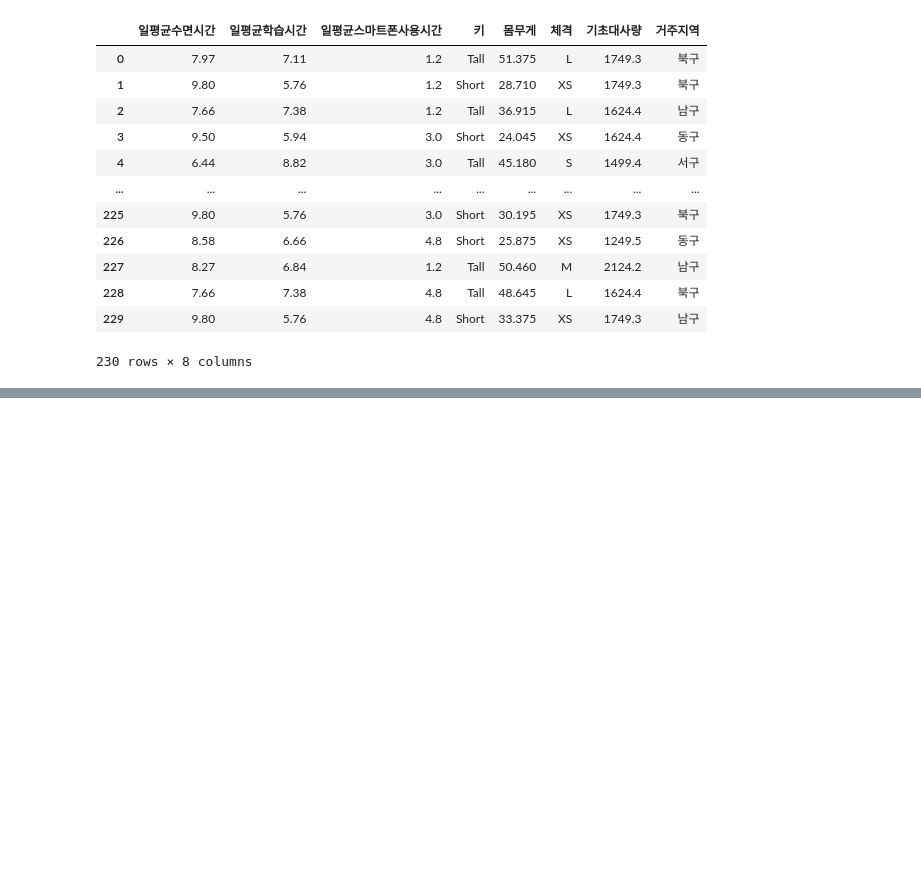
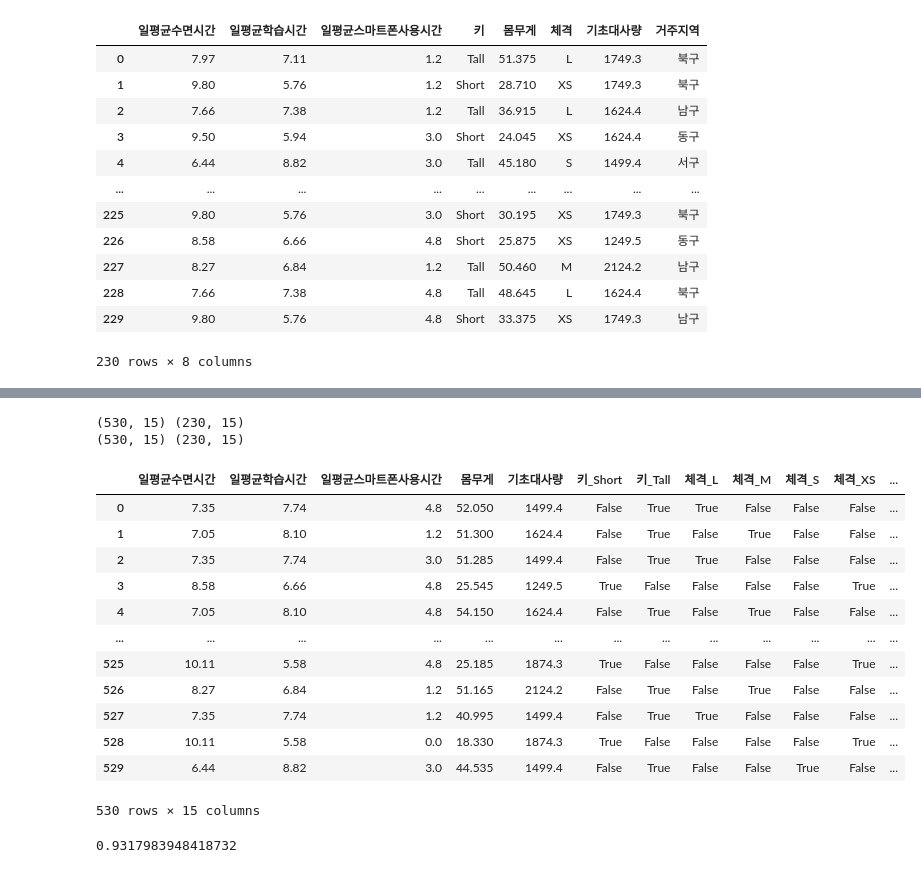
Before and after one commit to JaehwanKim00/-, a Jupyter notebook: Part06/ch01.ipynb, the cells around one changed output, grey strips where cells are left out. Saved outputs shown, nothing was run; the diff lists cells and outputs as text; code cells hidden in the pictures; blank space fills up the shorter version.

```diff
--- a/Part06/ch01.ipynb
+++ b/Part06/ch01.ipynb
@@ -370,0 +449,3 @@ test_df
+# %%
+train_df = train_df.drop(columns = '구분',axis = 1)
+train_df
@@ -370,0 +466,26 @@ test_df
+# %%
+print(train_df.shape,test_df.shape)
+
+train_df = pd.get_dummies(train_df)
+test_df = pd.get_dummies(test_df)
+
+print(train_df.shape,test_df.shape)
+# %% [output]
+(530, 15) (230, 15)
+(530, 15) (230, 15)
+# %%
+train_df
+# %% [output]
+|  | 일평균수면시간 | 일평균학습시간 | 일평균스마트폰사용시간 | 몸무게 | 기초대사량 | 키_Short | 키_Tall | 체격_L | 체격_M | 체격_S | 체격_XS | ... |
+| 0 | 7.35 | 7.74 | 4.8 | 52.050 | 1499.4 | False | True | True | False | False | False | ... |
+| 1 | 7.05 | 8.10 | 1.2 | 51.300 | 1624.4 | False | True | False | True | False | False | ... |
+| 2 | 7.35 | 7.74 | 3.0 | 51.285 | 1499.4 | False | True | True | False | False | False | ... |
+| 3 | 8.58 | 6.66 | 4.8 | 25.545 | 1249.5 | True | False | False | False | False | True | ... |
+| 4 | 7.05 | 8.10 | 4.8 | 54.150 | 1624.4 | False | True | False | True | False | False | ... |
+| ... | ... | ... | ... | ... | ... | ... | ... | ... | ... | ... | ... | ... |
+| 525 | 10.11 | 5.58 | 4.8 | 25.185 | 1874.3 | True | False | False | False | False | True | ... |
+| 526 | 8.27 | 6.84 | 1.2 | 51.165 | 2124.2 | False | True | False | True | False | False | ... |
+| 527 | 7.35 | 7.74 | 1.2 | 40.995 | 1499.4 | False | True | True | False | False | False | ... |
+| 528 | 10.11 | 5.58 | 0.0 | 18.330 | 1874.3 | True | False | False | False | False | True | ... |
+| 529 | 6.44 | 8.82 | 3.0 | 44.535 | 1499.4 | False | True | False | False | True | False | ... |
+530 rows × 15 columns
@@ -370,0 +496,12 @@ test_df
+# %%
+from sklearn.ensemble import RandomForestClassifier
+from sklearn.metrics import f1_score
+
+
+rfc = RandomForestClassifier(random_state = 0)
+rfc.fit(train_x,train_y)
+prediction_val = rfc.predict(validation_x)
+
+f1_score(validation_y,prediction_val,average='macro')
+# %% [output]
+0.9317983948418732
```
Also changed, not shown: parts of 29 cells of this notebook.
